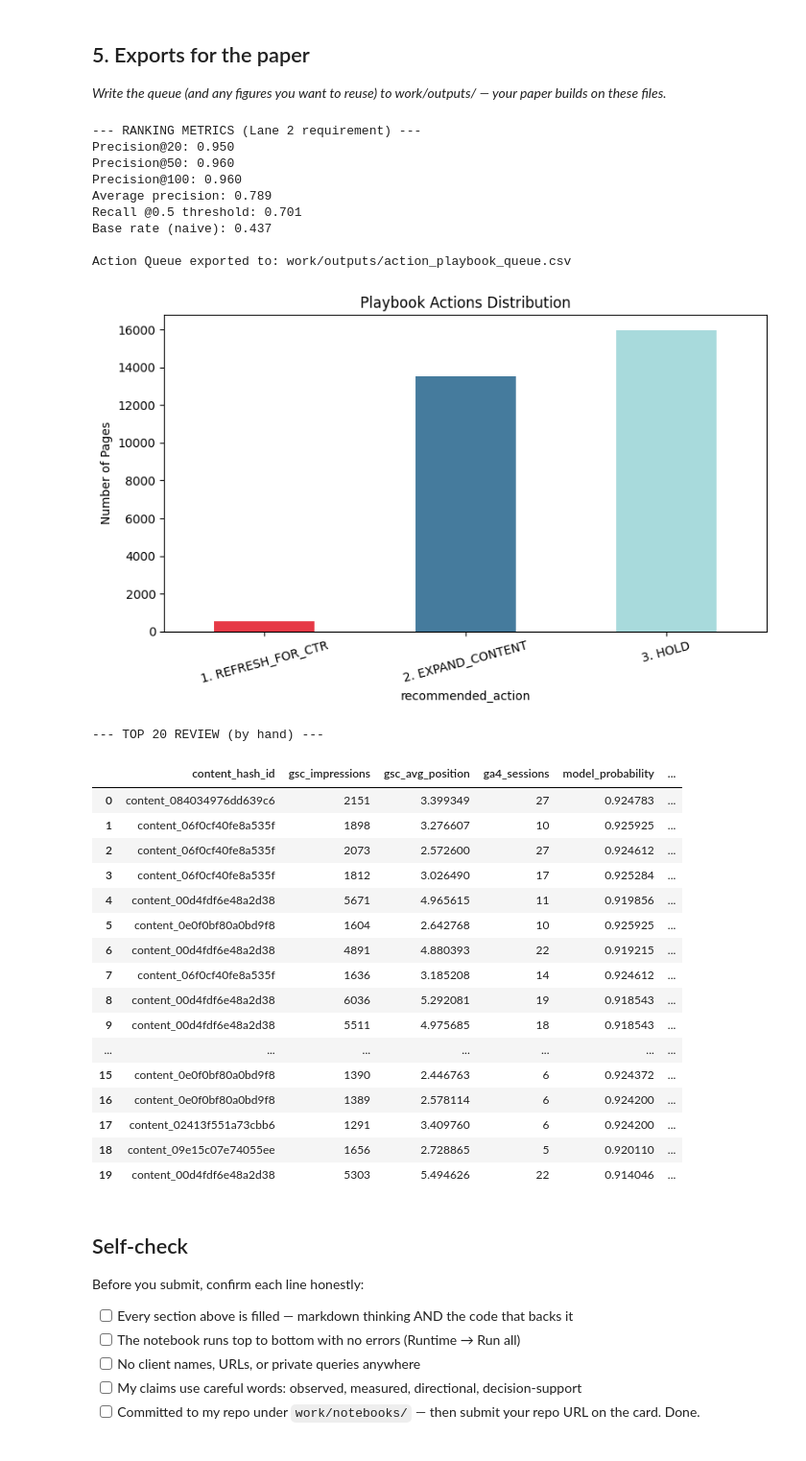
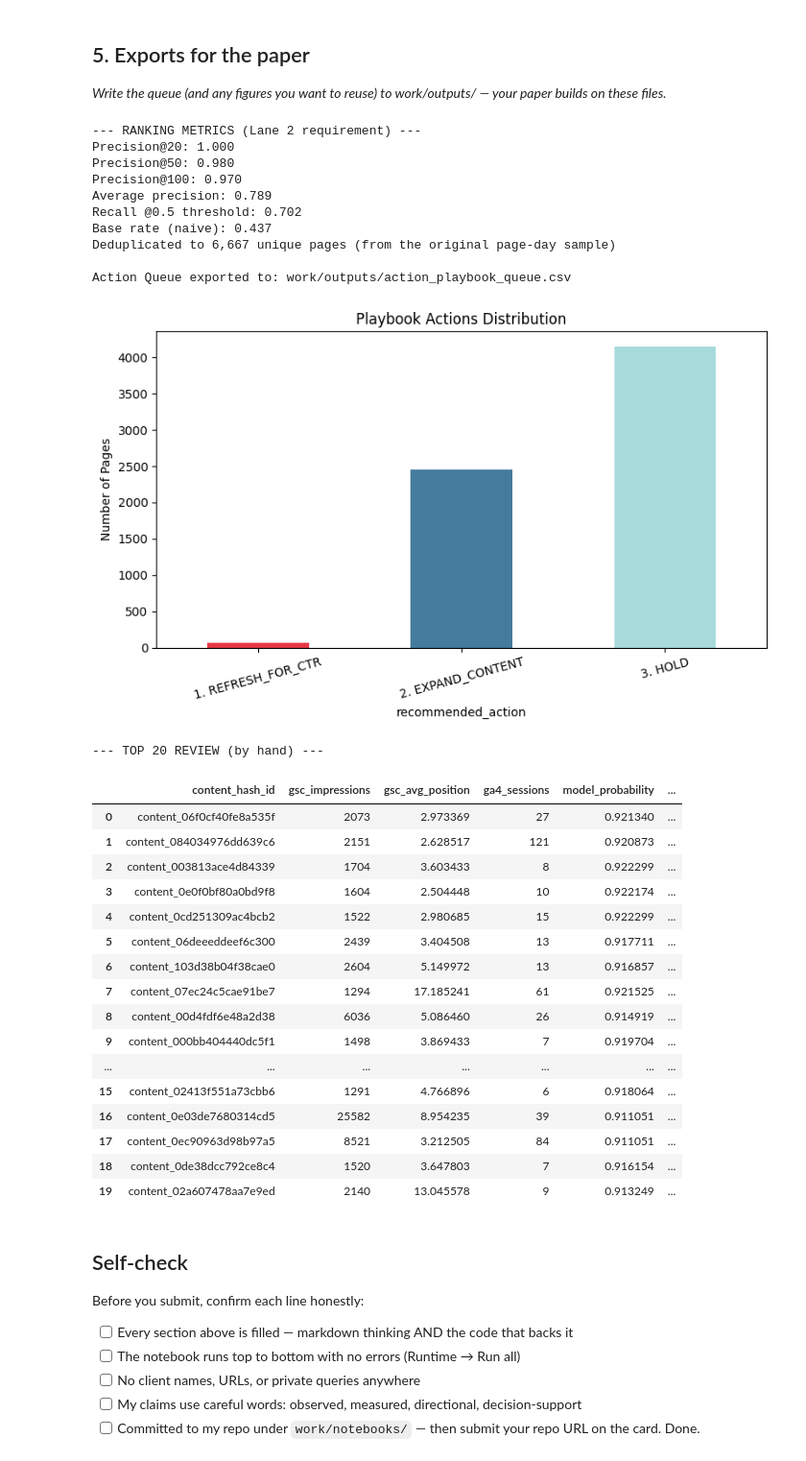
Before and after one commit to s-safwan/ml-internship-flyrank, a Jupyter notebook: work/notebooks/w07_action_playbook.ipynb, the cells around one changed output. Shown at 96% size. Cells and saved outputs as stored; diff of their text form; code cells hidden in the pictures.

```diff
--- a/work/notebooks/w07_action_playbook.ipynb
+++ b/work/notebooks/w07_action_playbook.ipynb
@@ -157,6 +157,18 @@ print(f"Average precision: {average_precision_score(y, oof_prob):.3f}")
 print(f"Recall @0.5 threshold: {recall_score(y, (oof_prob >= 0.5).astype(int)):.3f}")
 print(f"Base rate (naive): {y.mean():.3f}")
 
+
+df = (
+    df.groupby('content_hash_id', as_index=False)
+    .agg(
+        gsc_impressions=('gsc_impressions', 'max'),
+        gsc_avg_position=('gsc_avg_position', 'mean'),
+        ga4_sessions=('ga4_sessions', 'max'),
+        model_probability=('model_probability', 'max'),  # most-confident day for this page
+    )
+)
+print(f"Deduplicated to {len(df):,} unique pages (from the original page-day sample)")
+
 # --- 4. Rebuild the queue: BLEND the model with the transparent rule, not rule-only ---
 visibility_rank = df['gsc_impressions'].rank(pct=True)
 df['blended_score'] = 0.70 * df['model_probability'] + 0.30 * visibility_rank
@@ -187,56 +199,57 @@ df_queue[['content_hash_id', 'gsc_impressions', 'gsc_avg_position', 'ga4_session
           'model_probability', 'blended_score', 'recommended_action',
           'reason_code', 'confidence']].to_csv(csv_path, index=False)
 print(f"\nAction Queue exported to: {csv_path}")
 
 # --- 5. Chart ---
 plt.figure(figsize=(8, 5))
 action_counts = df_queue['recommended_action'].value_counts().sort_index()
 action_counts.plot(kind='bar', color=['#e63946', '#457b9d', '#a8dadc'])
 plt.title('Playbook Actions Distribution')
 plt.ylabel('Number of Pages')
 plt.xticks(rotation=15)
 plt.tight_layout()
 fig_path = 'work/figures/playbook_actions_distribution.png'
 plt.savefig(fig_path)
 import shutil
 os.makedirs('docs', exist_ok=True)
 shutil.copy(fig_path, 'docs/playbook_actions_distribution.png')
 plt.show()
 
 # --- 6. By-hand top-20 review — ACTUALLY EXECUTED, not just claimed in markdown ---
 print("\n--- TOP 20 REVIEW (by hand) ---")
 top20 = df_queue.head(20)[['content_hash_id', 'gsc_impressions', 'gsc_avg_position',
                             'ga4_sessions', 'model_probability', 'recommended_action', 'reason_code']]
 display(top20)
 # %% [output]
 --- RANKING METRICS (Lane 2 requirement) ---
-Precision@20: 0.950
-Precision@50: 0.960
-Precision@100: 0.960
+Precision@20: 1.000
+Precision@50: 0.980
+Precision@100: 0.970
 Average precision: 0.789
-Recall @0.5 threshold: 0.701
+Recall @0.5 threshold: 0.702
 Base rate (naive): 0.437
+Deduplicated to 6,667 unique pages (from the original page-day sample)
 
 Action Queue exported to: work/outputs/action_playbook_queue.csv
-[figure, old version]
+[figure, new version]
 --- TOP 20 REVIEW (by hand) ---
 |  | content_hash_id | gsc_impressions | gsc_avg_position | ga4_sessions | model_probability | ... |
-| 0 | content_084034976dd639c6 | 2151 | 3.399349 | 27 | 0.924783 | ... |
-| 1 | content_06f0cf40fe8a535f | 1898 | 3.276607 | 10 | 0.925925 | ... |
-| 2 | content_06f0cf40fe8a535f | 2073 | 2.572600 | 27 | 0.924612 | ... |
-| 3 | content_06f0cf40fe8a535f | 1812 | 3.026490 | 17 | 0.925284 | ... |
-| 4 | content_00d4fdf6e48a2d38 | 5671 | 4.965615 | 11 | 0.919856 | ... |
-| 5 | content_0e0f0bf80a0bd9f8 | 1604 | 2.642768 | 10 | 0.925925 | ... |
-| 6 | content_00d4fdf6e48a2d38 | 4891 | 4.880393 | 22 | 0.919215 | ... |
-| 7 | content_06f0cf40fe8a535f | 1636 | 3.185208 | 14 | 0.924612 | ... |
-| 8 | content_00d4fdf6e48a2d38 | 6036 | 5.292081 | 19 | 0.918543 | ... |
-| 9 | content_00d4fdf6e48a2d38 | 5511 | 4.975685 | 18 | 0.918543 | ... |
+| 0 | content_06f0cf40fe8a535f | 2073 | 2.973369 | 27 | 0.921340 | ... |
+| 1 | content_084034976dd639c6 | 2151 | 2.628517 | 121 | 0.920873 | ... |
+| 2 | content_003813ace4d84339 | 1704 | 3.603433 | 8 | 0.922299 | ... |
+| 3 | content_0e0f0bf80a0bd9f8 | 1604 | 2.504448 | 10 | 0.922174 | ... |
+| 4 | content_0cd251309ac4bcb2 | 1522 | 2.980685 | 15 | 0.922299 | ... |
+| 5 | content_06deeeddeef6c300 | 2439 | 3.404508 | 13 | 0.917711 | ... |
+| 6 | content_103d38b04f38cae0 | 2604 | 5.149972 | 13 | 0.916857 | ... |
+| 7 | content_07ec24c5cae91be7 | 1294 | 17.185241 | 61 | 0.921525 | ... |
+| 8 | content_00d4fdf6e48a2d38 | 6036 | 5.086460 | 26 | 0.914919 | ... |
+| 9 | content_000bb404440dc5f1 | 1498 | 3.869433 | 7 | 0.919704 | ... |
 | ... | ... | ... | ... | ... | ... | ... |
-| 15 | content_0e0f0bf80a0bd9f8 | 1390 | 2.446763 | 6 | 0.924372 | ... |
-| 16 | content_0e0f0bf80a0bd9f8 | 1389 | 2.578114 | 6 | 0.924200 | ... |
-| 17 | content_02413f551a73cbb6 | 1291 | 3.409760 | 6 | 0.924200 | ... |
-| 18 | content_09e15c07e74055ee | 1656 | 2.728865 | 5 | 0.920110 | ... |
-| 19 | content_00d4fdf6e48a2d38 | 5303 | 5.494626 | 22 | 0.914046 | ... |
+| 15 | content_02413f551a73cbb6 | 1291 | 4.766896 | 6 | 0.918064 | ... |
+| 16 | content_0e03de7680314cd5 | 25582 | 8.954235 | 39 | 0.911051 | ... |
+| 17 | content_0ec90963d98b97a5 | 8521 | 3.212505 | 84 | 0.911051 | ... |
+| 18 | content_0de38dcc792ce8c4 | 1520 | 3.647803 | 7 | 0.916154 | ... |
+| 19 | content_02a607478aa7e9ed | 2140 | 13.045578 | 9 | 0.913249 | ... |
 # %% [markdown]
 ## Self-check
 
```
